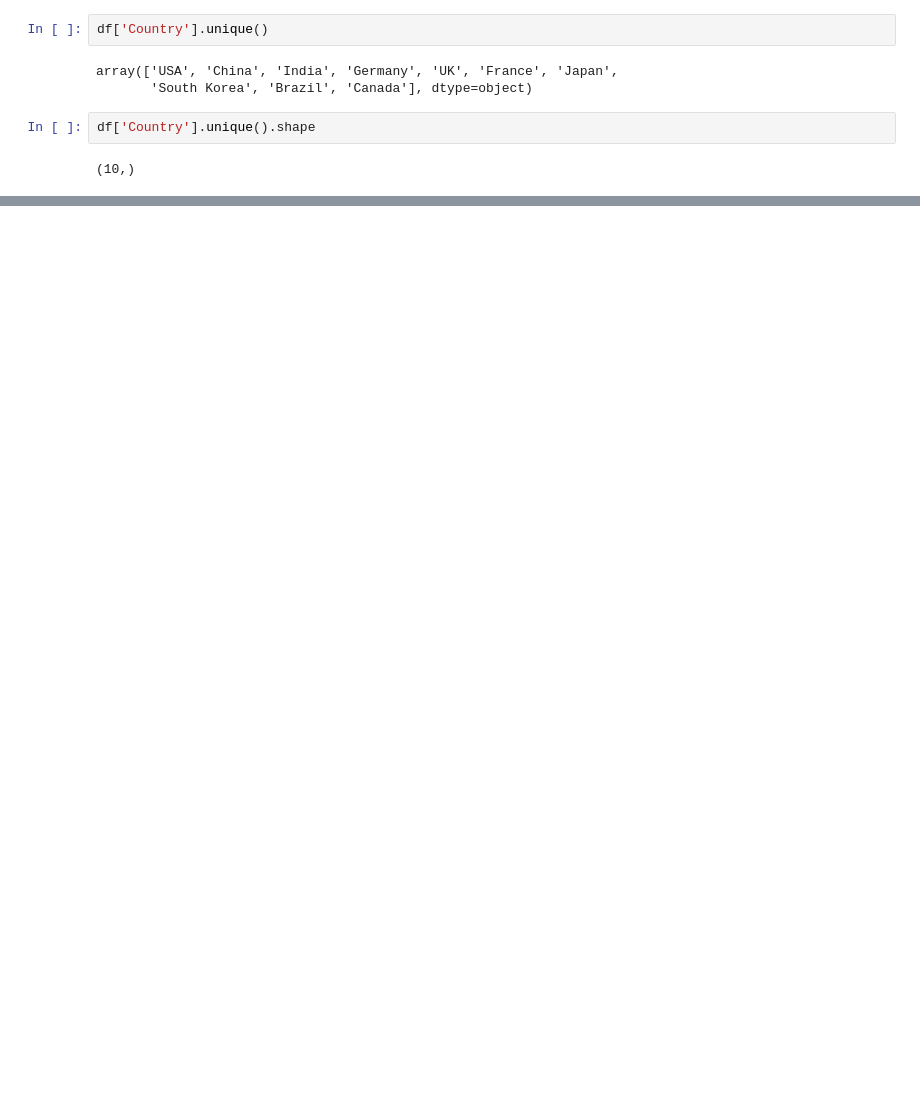
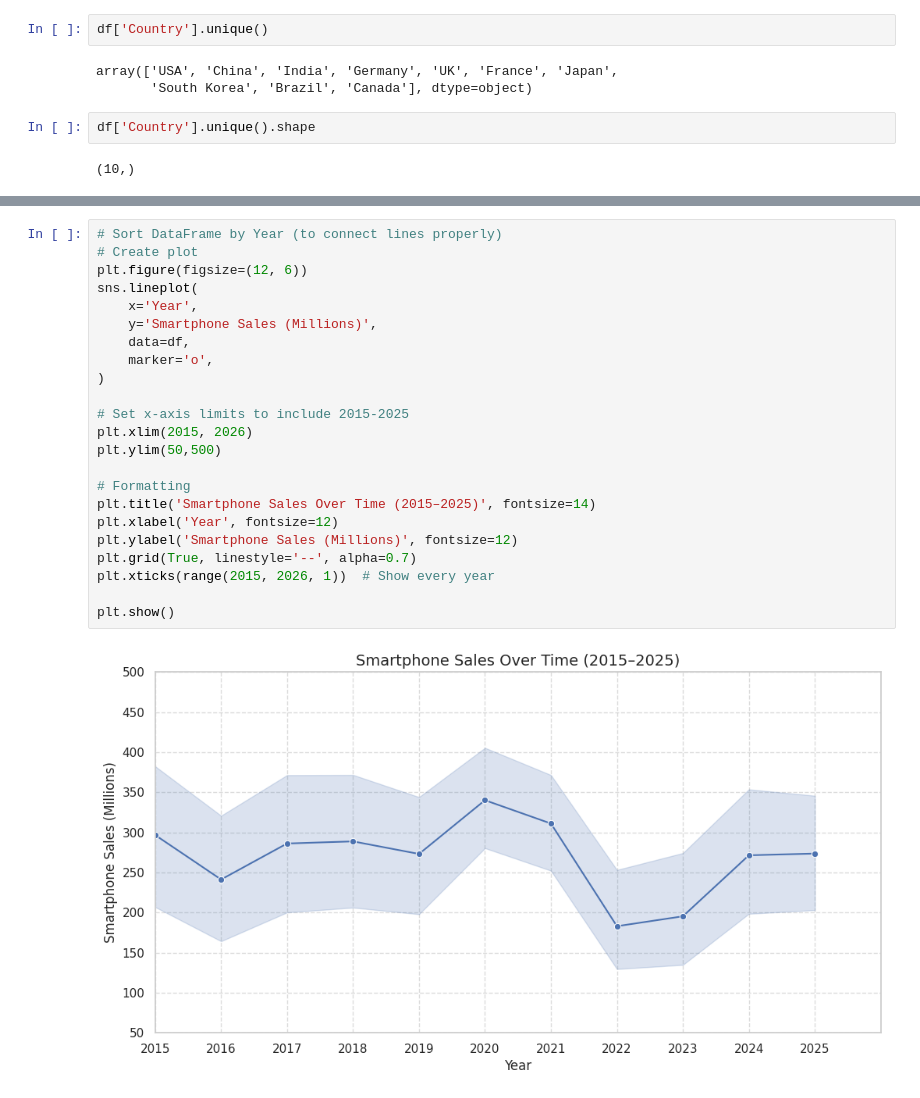
Before and after one commit to Bhargavvv412/EDA-Feature-Engineering, a Jupyter notebook: Global_Tech_Gadget_Consumption.ipynb, the cells around one changed output, grey strips where cells are left out. Saved outputs shown, nothing was run; the diff lists cells and outputs as text; blank space fills up the shorter version.

```diff
--- a/Global_Tech_Gadget_Consumption.ipynb
+++ b/Global_Tech_Gadget_Consumption.ipynb
@@ -90,0 +115,25 @@ df=pd.concat()
+# %%
+# Sort DataFrame by Year (to connect lines properly)
+# Create plot
+plt.figure(figsize=(12, 6))
+sns.lineplot(
+    x='Year',
+    y='Smartphone Sales (Millions)',
+    data=df,
+    marker='o',
+)
+
+# Set x-axis limits to include 2015-2025
+plt.xlim(2015, 2026)
+plt.ylim(50,500)
+
+# Formatting
+plt.title('Smartphone Sales Over Time (2015–2025)', fontsize=14)
+plt.xlabel('Year', fontsize=12)
+plt.ylabel('Smartphone Sales (Millions)', fontsize=12)
+plt.grid(True, linestyle='--', alpha=0.7)
+plt.xticks(range(2015, 2026, 1))  # Show every year
+
+plt.show()
+# %% [output]
+[figure, added]
```
Also changed, not shown: parts of 23 cells of this notebook.
